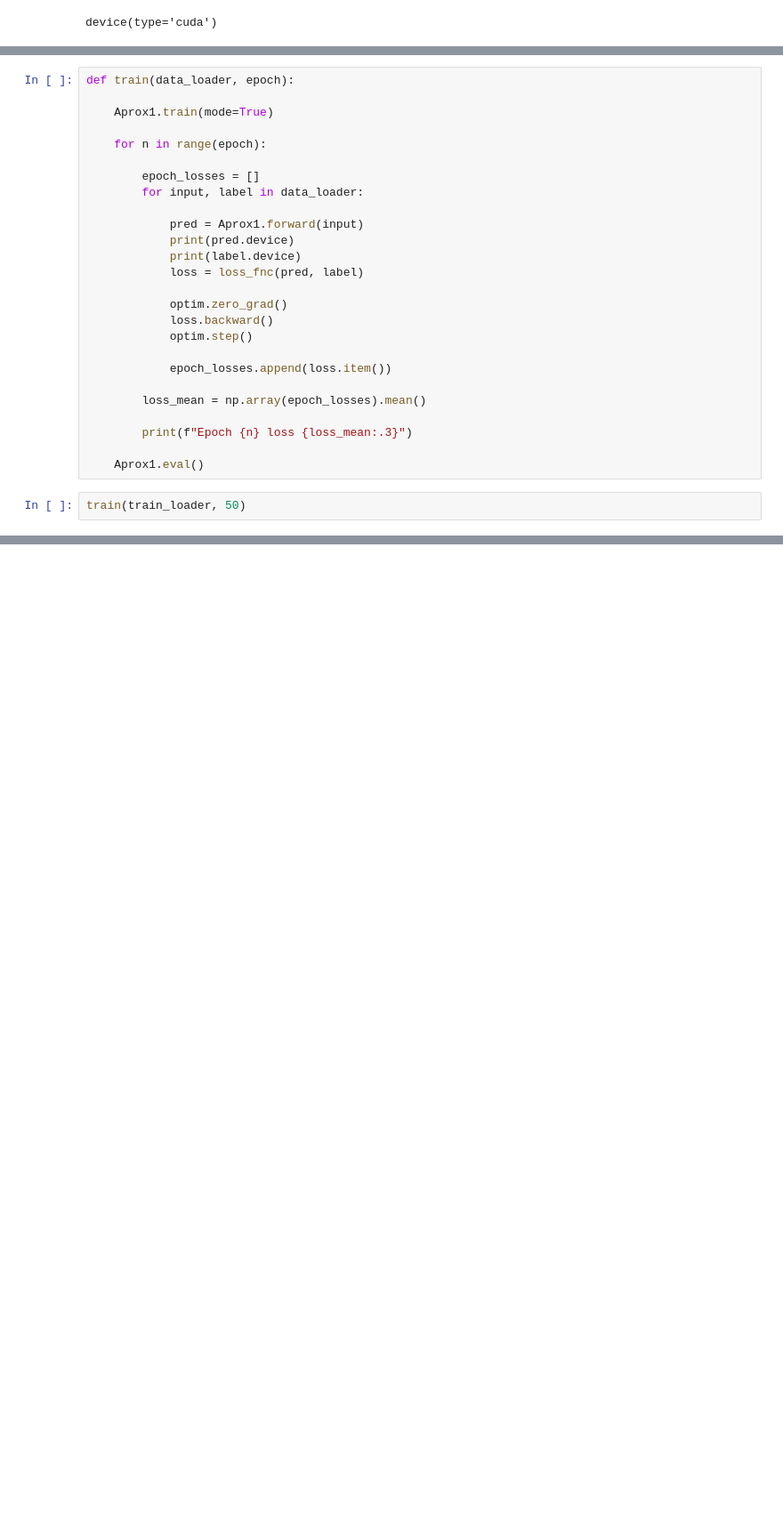
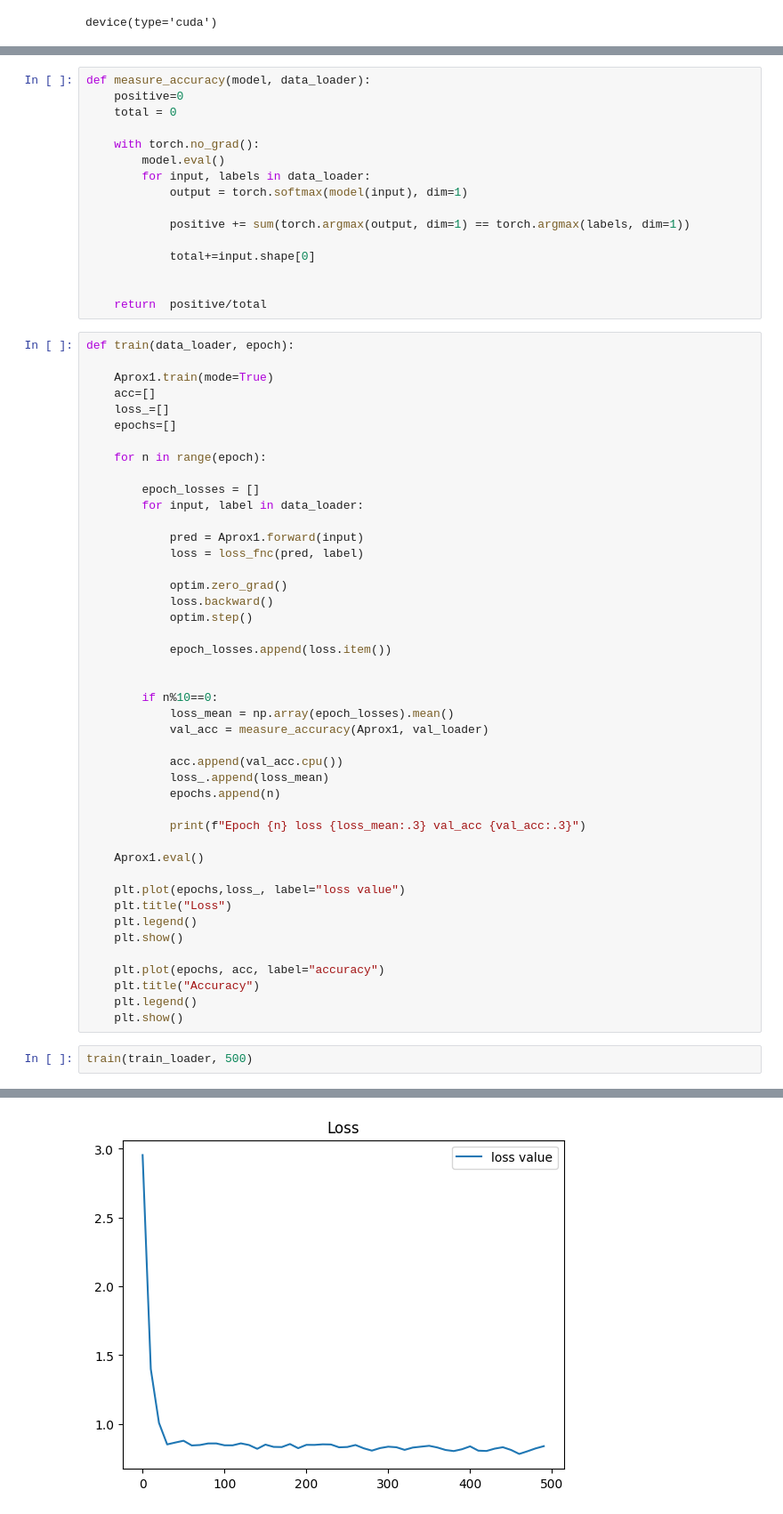
Before and after one commit to P1X2/SSNE2_UnbalancedData, a Jupyter notebook: Model.ipynb, the cells around one changed output, grey strips where cells are left out. Shown at 89% size. Drawn from its saved outputs; the diff is of its cells as text; blank space fills up the shorter version.

Commit message:
added plots in train fnc; finished model

```diff
--- a/Model.ipynb
+++ b/Model.ipynb
@@ -138,7 +141,26 @@ device(type='cuda', index=0)
+# %%
+def measure_accuracy(model, data_loader):
+    positive=0
+    total = 0
+
+    with torch.no_grad():
+        model.eval()
+        for input, labels in data_loader:
+            output = torch.softmax(model(input), dim=1)
+
+            positive += sum(torch.argmax(output, dim=1) == torch.argmax(labels, dim=1))
+
+            total+=input.shape[0]
+
+
+    return  positive/total
 # %%
 def train(data_loader, epoch):
 
     Aprox1.train(mode=True)
+    acc=[]
+    loss_=[]
+    epochs=[]
 
     for n in range(epoch):
 
@@ -146,8 +168,6 @@ def train(data_loader, epoch):
         for input, label in data_loader:
 
             pred = Aprox1.forward(input)
-            print(pred.device)
-            print(label.device)
             loss = loss_fnc(pred, label)
 
             optim.zero_grad()
@@ -156,11 +176,28 @@ def train(data_loader, epoch):
 
             epoch_losses.append(loss.item())
 
-        loss_mean = np.array(epoch_losses).mean()
 
-        print(f"Epoch {n} loss {loss_mean:.3}")
+        if n%10==0:
+            loss_mean = np.array(epoch_losses).mean()
+            val_acc = measure_accuracy(Aprox1, val_loader)
+
+            acc.append(val_acc.cpu())
+            loss_.append(loss_mean)
+            epochs.append(n)
+
+            print(f"Epoch {n} loss {loss_mean:.3} val_acc {val_acc:.3}")
 
     Aprox1.eval()
+
+    plt.plot(epochs,loss_, label="loss value")
+    plt.title("Loss")
+    plt.legend()
+    plt.show()
+
+    plt.plot(epochs, acc, label="accuracy")
+    plt.title("Accuracy")
+    plt.legend()
+    plt.show()
 # %%
-train(train_loader, 50)
+train(train_loader, 500)
 # %% [output]
@@ -169,0 +221 @@ RuntimeError: Expected all tensors to be on the same device, but found at least
+[figure, added]
```
Also changed, not shown: parts of 7 cells of this notebook, 2 other files.
